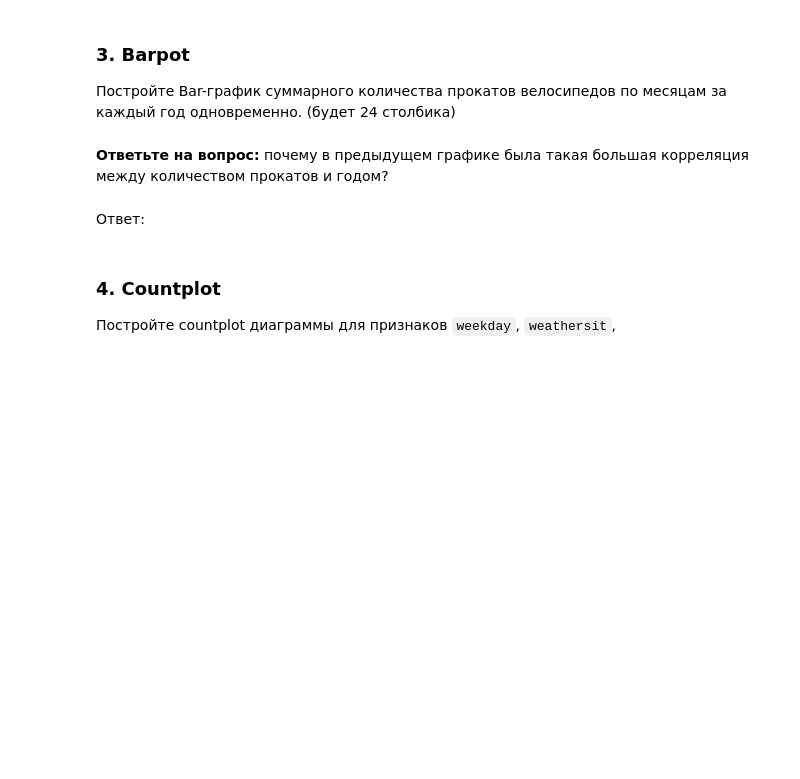
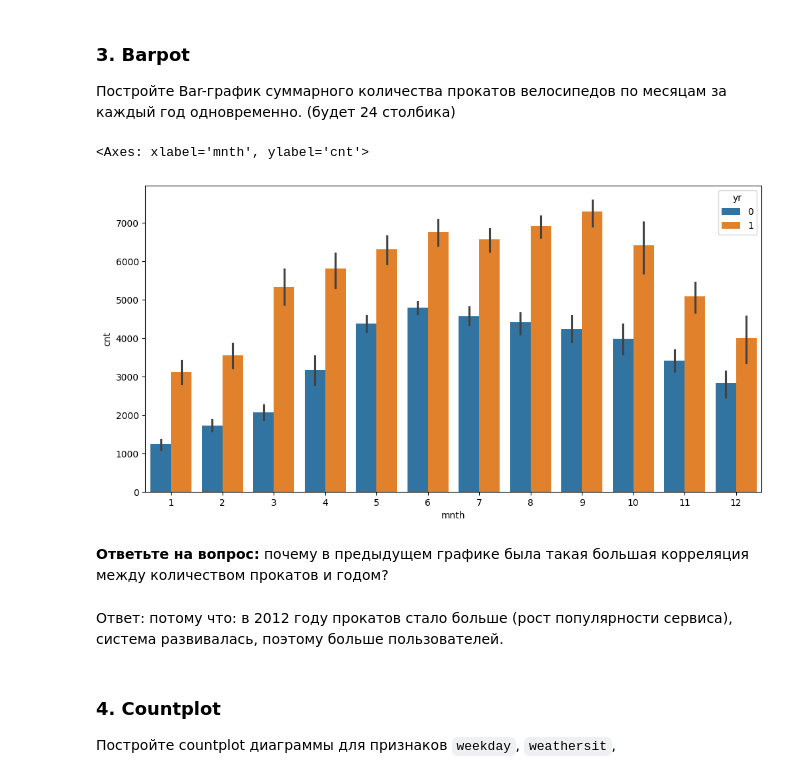
Before and after one commit to runessaa/-Streltsov-Projects, a Jupyter notebook: Практическая_работа_№3_Библиотека_Pandas.ipynb, the cells around one changed output. Drawn from its saved outputs; the diff is of its cells as text; code cells hidden in the pictures; blank space fills up the shorter version.

```diff
--- a/Практическая_работа_№3_Библиотека_Pandas.ipynb
+++ b/Практическая_работа_№3_Библиотека_Pandas.ipynb
@@ -429,10 +463,16 @@ _(чем больше значение, тем больше прокатов и
 ### 3. Barpot
 
 Постройте Bar-график суммарного количества прокатов велосипедов по месяцам за каждый год одновременно. (будет 24 столбика)
+# %%
+plt.figure(figsize=(12,6))
+sns.barplot(x='mnth', y='cnt', hue='yr', data=df)
+# %% [output]
+<Axes: xlabel='mnth', ylabel='cnt'>
+[figure, added]
 # %% [markdown]
 **Ответьте на вопрос:** почему в предыдущем графике была такая большая корреляция между количеством прокатов и годом?
-# %% [markdown]
-Ответ:
+# %% [markdown]
+Ответ: потому что: в 2012 году прокатов стало больше (рост популярности сервиса), система развивалась, поэтому больше пользователей.
 # %% [markdown]
 ### 4. Countplot
 
```
Also changed, not shown: parts of 23 cells of this notebook.
